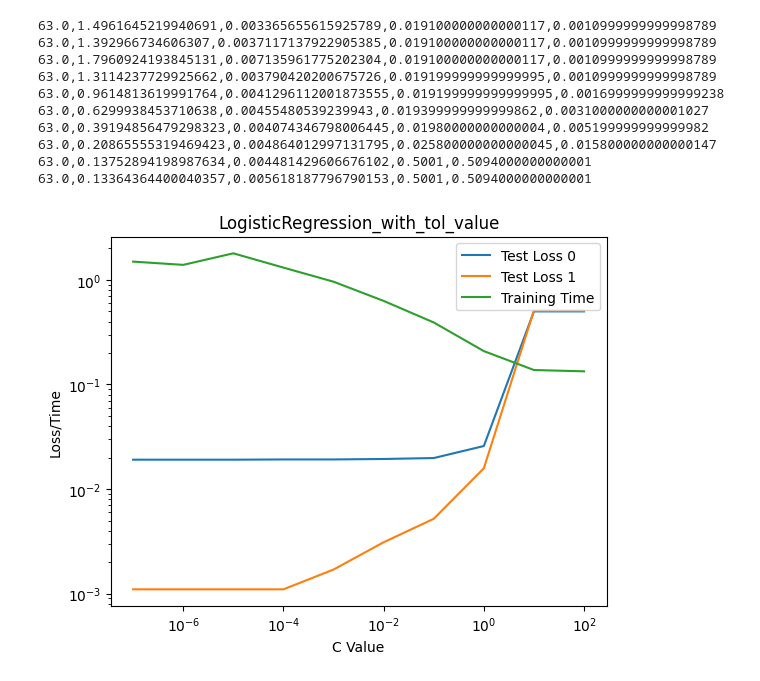
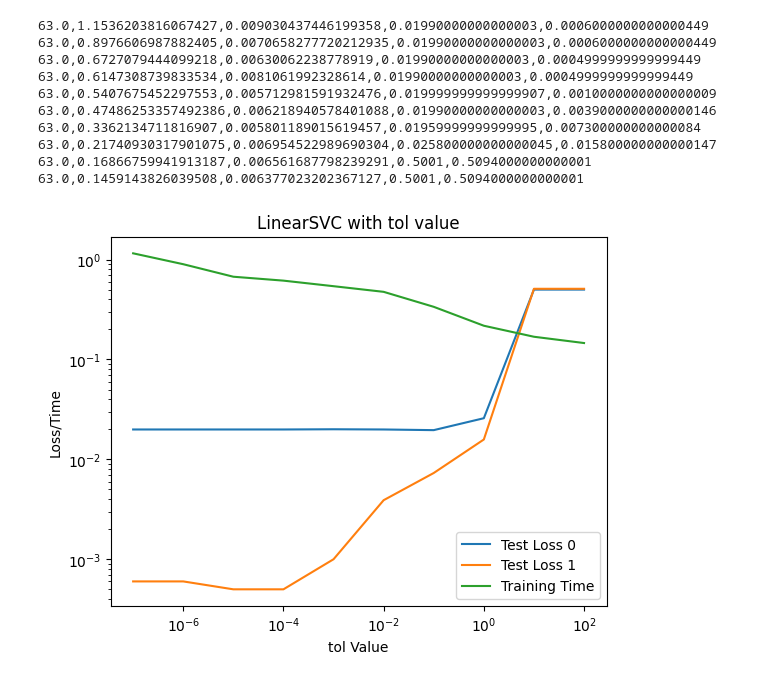
Before and after one commit to rudradeep22/CS771_Course_Project, a Jupyter notebook: generate_graph.ipynb, the cells around one changed output. Saved outputs shown, nothing was run; the diff lists cells and outputs as text; code cells hidden in the pictures.

```diff
--- a/generate_graph.ipynb
+++ b/generate_graph.ipynb
@@ -37,10 +37,10 @@ def my_fit( X_train, y0_train, y1_train, inp):
 
 	# THE RETURNED MODELS SHOULD BE TWO VECTORS AND TWO BIAS TERMS
 	# If you do not wish to use a bias term, set it to 0
-	# model = LinearSVC(C=100, tol=inp, penalty='l2', max_iter=1000, loss='squared_hinge', dual=False)
+	model = LinearSVC(C=1000, tol=inp, penalty='l2', max_iter=1000, loss='squared_hinge', dual=False)
 	# model2 = LinearSVC(C=inp, tol=1e-5, penalty='l2', max_iter=1000, loss='squared_hinge', dual=False)
 	# model = LinearSVC(C=inp, tol=1e-5, penalty='l2', max_iter=2000, loss='hinge', dual=True)
-	model = LogisticRegression(C=100, tol=inp, penalty='l2', max_iter=1000, solver='liblinear')
+	# model = LogisticRegression(C=100, tol=inp, penalty='l2', max_iter=1000, solver='liblinear')
 	feat = my_map(X_train)
 	model.fit(feat, y0_train)
 	w0 = model.coef_
@@ -107,27 +107,27 @@ while inp <= 1e2:
     c_value.append(inp)
     inp *= 10
 # %% [output]
-63.0,1.4961645219940691,0.003365655615925789,0.019100000000000117,0.0010999999999998789
-63.0,1.392966734606307,0.0037117137922905385,0.019100000000000117,0.0010999999999998789
-63.0,1.7960924193845131,0.007135961775202304,0.019100000000000117,0.0010999999999998789
-63.0,1.3114237729925662,0.003790420200675726,0.019199999999999995,0.0010999999999998789
-63.0,0.9614813619991764,0.0041296112001873555,0.019199999999999995,0.0016999999999999238
-63.0,0.6299938453710638,0.00455480539239943,0.019399999999999862,0.0031000000000001027
-63.0,0.39194856479298323,0.004074346798006445,0.01980000000000004,0.005199999999999982
-63.0,0.20865555319469423,0.004864012997131795,0.025800000000000045,0.015800000000000147
-63.0,0.13752894198987634,0.004481429606676102,0.5001,0.5094000000000001
-63.0,0.13364364400040357,0.005618187796790153,0.5001,0.5094000000000001
+63.0,1.1536203816067427,0.009030437446199358,0.01990000000000003,0.0006000000000000449
+63.0,0.8976606987882405,0.0070658277720212935,0.01990000000000003,0.0006000000000000449
+63.0,0.6727079444099218,0.00630062238778919,0.01990000000000003,0.0004999999999999449
+63.0,0.6147308739833534,0.0081061992328614,0.01990000000000003,0.0004999999999999449
+63.0,0.5407675452297553,0.005712981591932476,0.019999999999999907,0.0010000000000000009
+63.0,0.47486253357492386,0.006218940578401088,0.01990000000000003,0.0039000000000000146
+63.0,0.3362134711816907,0.005801189015619457,0.01959999999999995,0.007300000000000084
+63.0,0.21740930317901075,0.006954522989690304,0.025800000000000045,0.015800000000000147
+63.0,0.16866759941913187,0.006561687798239291,0.5001,0.5094000000000001
+63.0,0.1459143826039508,0.006377023202367127,0.5001,0.5094000000000001
 # %%
 plt.plot(c_value, test_loss_0, label='Test Loss 0')
 plt.plot(c_value, test_loss_1, label='Test Loss 1')
 plt.plot(c_value, train_time, label='Training Time')
 plt.xscale('log')
 plt.yscale('log')
-plt.xlabel('C Value')
+plt.xlabel('tol Value')
 plt.ylabel('Loss/Time')
 plt.legend()
-plt.title('LogisticRegression_with_tol_value')
-plt.savefig('LogisticRegression with tol value.png')
+plt.title('LinearSVC with tol value')
+plt.savefig('LinearSVC with tol value.png')
 plt.show()
 # %% [output]
-[figure, old version]
+[figure, new version]
```
Also changed, not shown: 3 other files.
